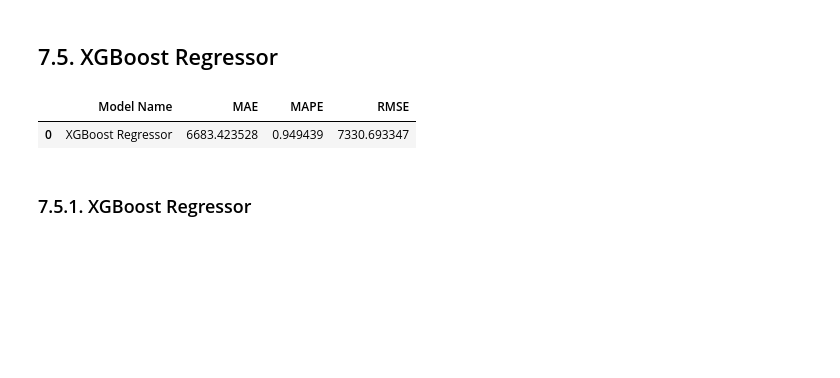
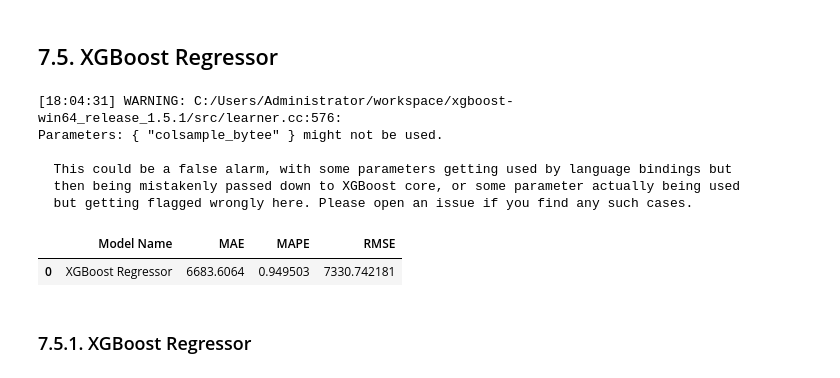
Before and after one commit to endhel/Rossmann-Store-Sales-Forecasting, a Jupyter notebook: store_sales_prediction.ipynb, the cells around one changed output. Cells and saved outputs as stored; diff of their text form; code cells hidden in the pictures; blank space fills up the shorter version.

```diff
--- a/store_sales_prediction.ipynb
+++ b/store_sales_prediction.ipynb
@@ -1019,21 +1020,27 @@ rf_result_cv
 # %%
 # model
 model_xgb = xgb.XGBRegressor( objective='reg:squarederror',
                               n_estimators=100,
                               eta=0.01,
                               max_depth=10,
                               subsample=0.7,
-                              colsample_bytree=0.9 ).fit( x_train, y_train )
+                              colsample_bytee=0.9 ).fit( x_train, y_train )
 
 # prediction
 yhat_xgb = model_xgb.predict( x_test )
 
 # performance
 xgb_result = ml_error( 'XGBoost Regressor', np.expm1( y_test ), np.expm1( yhat_xgb ) )
 xgb_result
 # %% [output]
+[18:04:31] WARNING: C:/Users/Administrator/workspace/xgboost-win64_release_1.5.1/src/learner.cc:576:
+Parameters: { "colsample_bytee" } might not be used.
+
+  This could be a false alarm, with some parameters getting used by language bindings but
+  then being mistakenly passed down to XGBoost core, or some parameter actually being used
+  but getting flagged wrongly here. Please open an issue if you find any such cases.
 |  | Model Name | MAE | MAPE | RMSE |
-| 0 | XGBoost Regressor | 6683.423528 | 0.949439 | 7330.693347 |
+| 0 | XGBoost Regressor | 6683.6064 | 0.949503 | 7330.742181 |
 # %% [markdown]
 ### 7.5.1. XGBoost Regressor
 # %%
```
Also changed, not shown: parts of 9 cells of this notebook.
